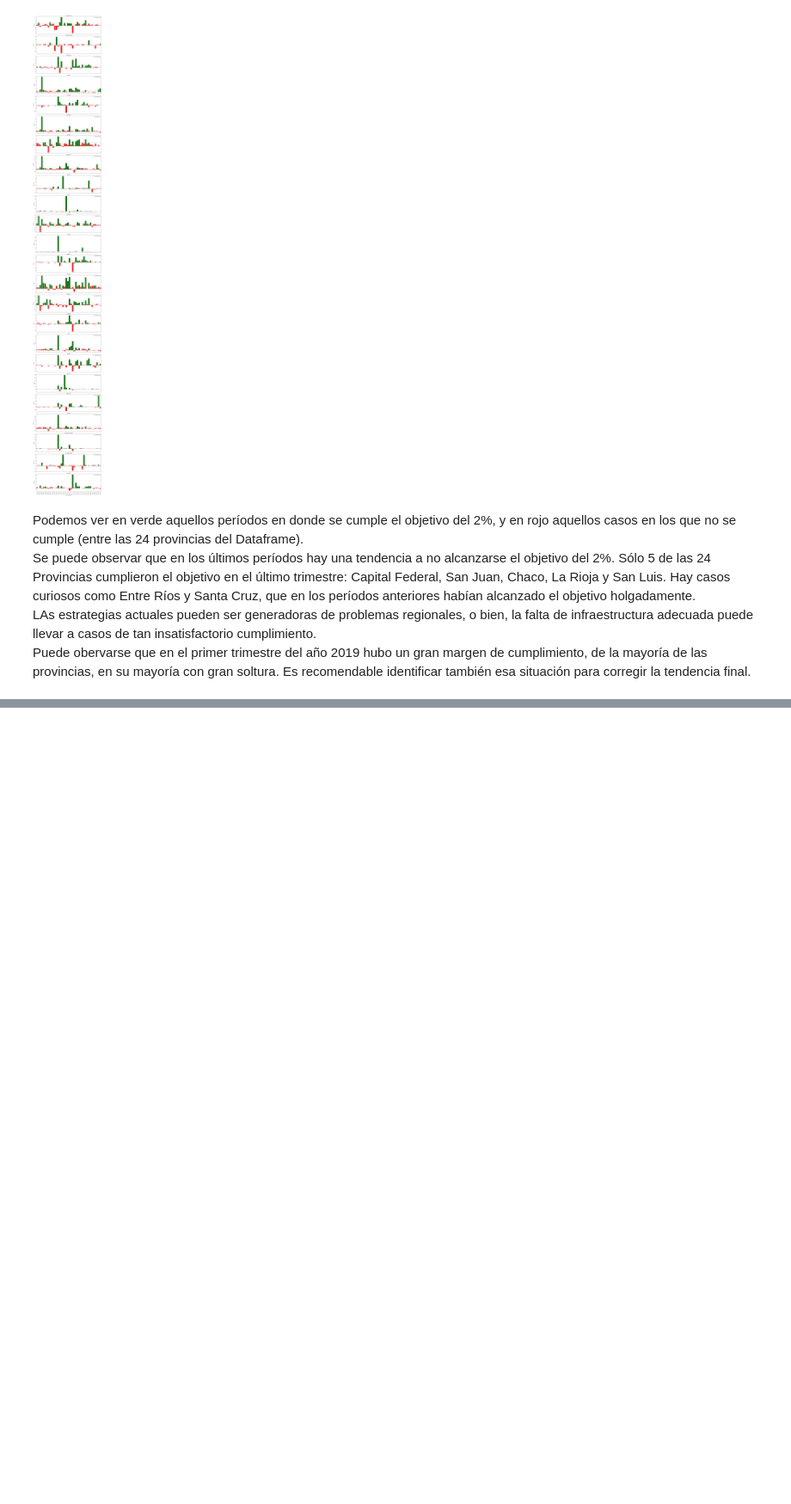
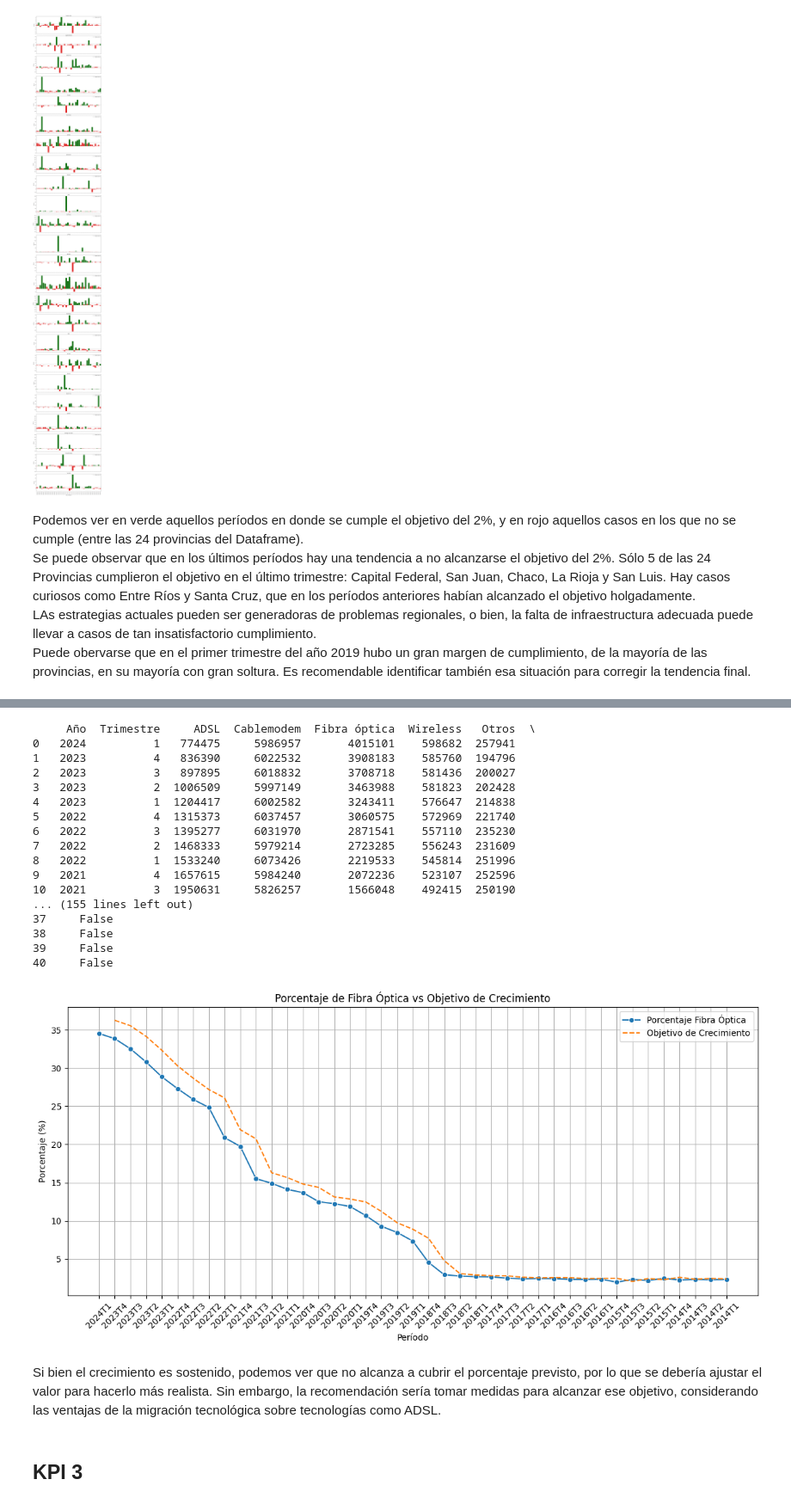
Before and after one commit to gastorellano/Proyecto_telecomunicaciones, a Jupyter notebook: Notebooks/KPIs.ipynb, the cells around one changed output, grey strips where cells are left out. Shown at 86% size. Drawn from its saved outputs; the diff is of its cells as text; code cells hidden in the pictures; blank space fills up the shorter version.

```diff
--- a/Notebooks/KPIs.ipynb
+++ b/Notebooks/KPIs.ipynb
@@ -72,0 +146,52 @@ Puede obervarse que en el primer trimestre del año 2019 hubo un gran margen de
+# %%
+# Supongamos que ya has cargado df_kpi2
+
+# Calcular el porcentaje de fibra óptica
+df_kpi2['Porcentaje Fibra Óptica'] = (df_kpi2['Fibra óptica'] / df_kpi2['Accesos Totales']) * 100
+
+# Calcular el porcentaje de fibra óptica para el período anterior
+df_kpi2['Porcentaje Fibra Óptica Anterior'] = df_kpi2['Porcentaje Fibra Óptica'].shift(1)
+
+# Definir el objetivo de crecimiento del 5%
+crecimiento_objetivo = 5
+
+# Calcular el porcentaje objetivo para el próximo período
+df_kpi2['Porcentaje Fibra Óptica Objetivo'] = df_kpi2['Porcentaje Fibra Óptica Anterior'] * (1 + crecimiento_objetivo / 100)
+
+# Comparar si el porcentaje actual alcanza el objetivo
+df_kpi2['Cumplido'] = df_kpi2['Porcentaje Fibra Óptica'] >= df_kpi2['Porcentaje Fibra Óptica Objetivo']
+
+# Mostrar el DataFrame con print
+print(df_kpi2)
+
+# Graficar con Seaborn
+plt.figure(figsize=(12, 6))
+sns.lineplot(data=df_kpi2, x='Periodo', y='Porcentaje Fibra Óptica', label='Porcentaje Fibra Óptica', marker='o')
+sns.lineplot(data=df_kpi2, x='Periodo', y='Porcentaje Fibra Óptica Objetivo', label='Objetivo de Crecimiento', linestyle='--')
+plt.title('Porcentaje de Fibra Óptica vs Objetivo de Crecimiento')
+plt.xlabel('Período')
+plt.ylabel('Porcentaje (%)')
+plt.legend()
+plt.grid(True)
+plt.xticks(rotation=45)
+plt.tight_layout()
+plt.show()
+# %% [output]
+     Año  Trimestre     ADSL  Cablemodem  Fibra óptica  Wireless   Otros  \
+0   2024          1   774475     5986957       4015101    598682  257941
+1   2023          4   836390     6022532       3908183    585760  194796
+2   2023          3   897895     6018832       3708718    581436  200027
+3   2023          2  1006509     5997149       3463988    581823  202428
+4   2023          1  1204417     6002582       3243411    576647  214838
+5   2022          4  1315373     6037457       3060575    572969  221740
+6   2022          3  1395277     6031970       2871541    557110  235230
+7   2022          2  1468333     5979214       2723285    556243  231609
+8   2022          1  1533240     6073426       2219533    545814  251996
+9   2021          4  1657615     5984240       2072236    523107  252596
+10  2021          3  1950631     5826257       1566048    492415  250190
+... (155 lines left out)
+37     False
+38     False
+39     False
+40     False
+[figure, added]
@@ -72,0 +213,4 @@ Puede obervarse que en el primer trimestre del año 2019 hubo un gran margen de
+# %% [markdown]
+Si bien el crecimiento es sostenido, podemos ver que no alcanza a cubrir el porcentaje previsto, por lo que se debería ajustar el valor para hacerlo más realista. Sin embargo, la recomendación sería tomar medidas para alcanzar ese objetivo, considerando las ventajas de la migración tecnológica sobre tecnologías como ADSL.
+# %% [markdown]
+## KPI 3
```
Also changed, not shown: parts of 16 cells of this notebook, 3 other files.
